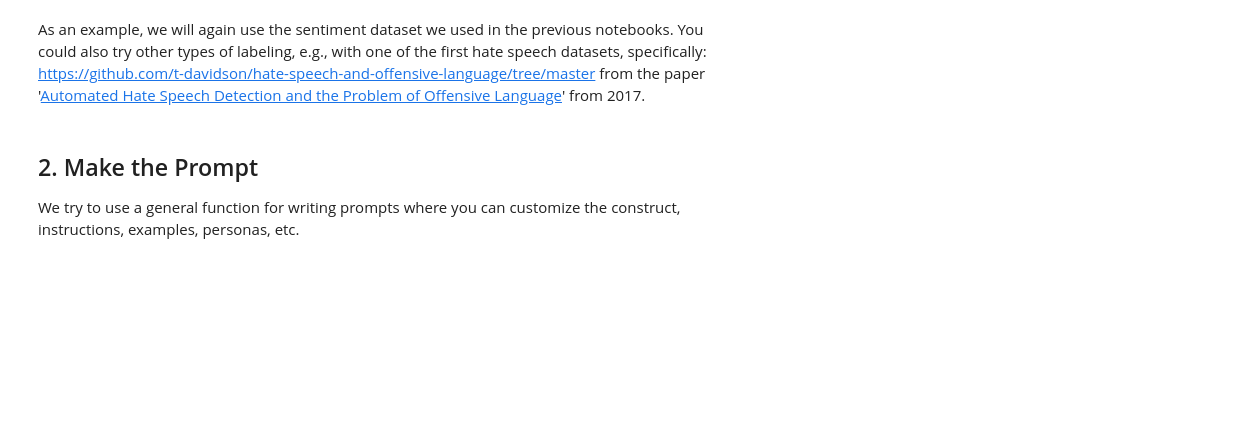
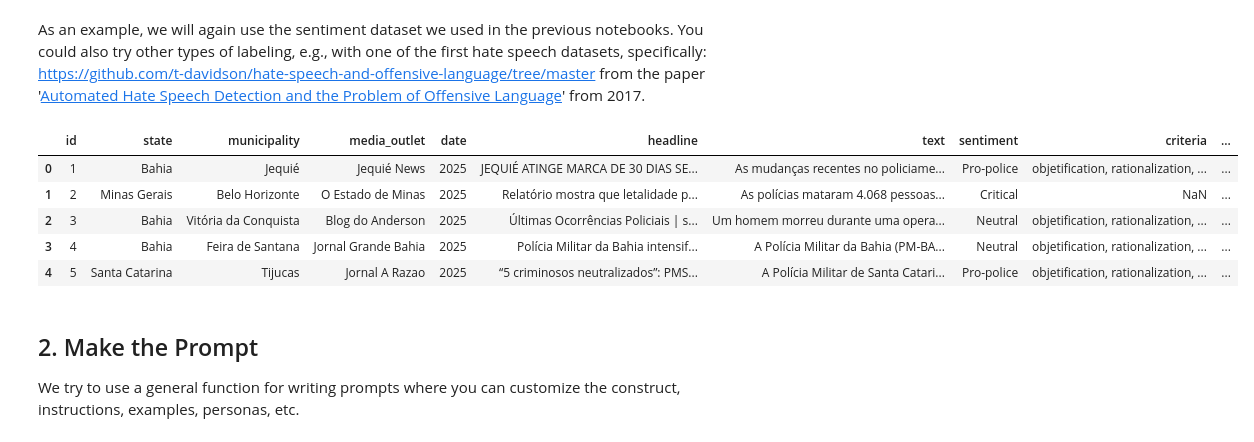
Before and after one commit to cristianweiss/nlp_news_police, a Jupyter notebook: 3_llm_tutorial_labeling_via_prompting.ipynb, the cells around one changed output. Cells and saved outputs as stored; diff of their text form; code cells hidden in the pictures; blank space fills up the shorter version.

```diff
--- a/3_llm_tutorial_labeling_via_prompting.ipynb
+++ b/3_llm_tutorial_labeling_via_prompting.ipynb
@@ -15,3 +8,30 @@ data
+# %%
+# datapath = 'data/sample_news_on_police.csv'
+# #data = pd.read_csv(datapath, sep = '\t', names = ['ID', 'State', 'Municipality', 'Media outlet', 'Date', 'headline', 'text', 'sentiment', 'criteria', 'URL'])
+# data = pd.read_csv(datapath, sep = ',')
+# data
+
+
+import pandas as pd
+
+# A URL original da sua planilha
+sheet_url = 'https://docs.google.com/spreadsheets/d/16H4L9pEsgCB7AlsKeN5ve7Aii-6vruxKxQ__8RcUJ3o/export?format=csv'
+
+# Carregando diretamente para o pandas
+# Note que como é um CSV padrão do Google, o separador costuma ser a vírgula (sep=',')
+data = pd.read_csv(sheet_url)
+
+# Caso precise forçar os nomes das colunas como no seu código anterior:
+# data = pd.read_csv(sheet_url, names=['ID', 'State', 'Municipality', 'Media outlet', 'Date', 'headline', 'text', 'sentiment', 'criteria', 'URL'])
+
+data
+# %% [output]
+|  | id | state | municipality | media_outlet | date | headline | text | sentiment | criteria | ... |
+| 0 | 1 | Bahia | Jequié | Jequié News | 2025 | JEQUIÉ ATINGE MARCA DE 30 DIAS SE... | As mudanças recentes no policiame... | Pro-police | objetification, rationalization, ... | ... |
+| 1 | 2 | Minas Gerais | Belo Horizonte | O Estado de Minas | 2025 | Relatório mostra que letalidade p... | As polícias mataram 4.068 pessoas... | Critical | NaN | ... |
+| 2 | 3 | Bahia | Vitória da Conquista | Blog do Anderson | 2025 | Últimas Ocorrências Policiais | s... | Um homem morreu durante uma opera... | Neutral | objetification, rationalization, ... | ... |
+| 3 | 4 | Bahia | Feira de Santana | Jornal Grande Bahia | 2025 | Polícia Militar da Bahia intensif... | A Polícia Militar da Bahia (PM-BA... | Neutral | objetification, rationalization, ... | ... |
+| 4 | 5 | Santa Catarina | Tijucas | Jornal A Razao | 2025 | “5 criminosos neutralizados”: PMS... | A Polícia Militar de Santa Catari... | Pro-police | objetification, rationalization, ... | ... |
 # %% [markdown]
 ## 2. Make the Prompt
 
```
Also changed, not shown: parts of 2 cells of this notebook.
